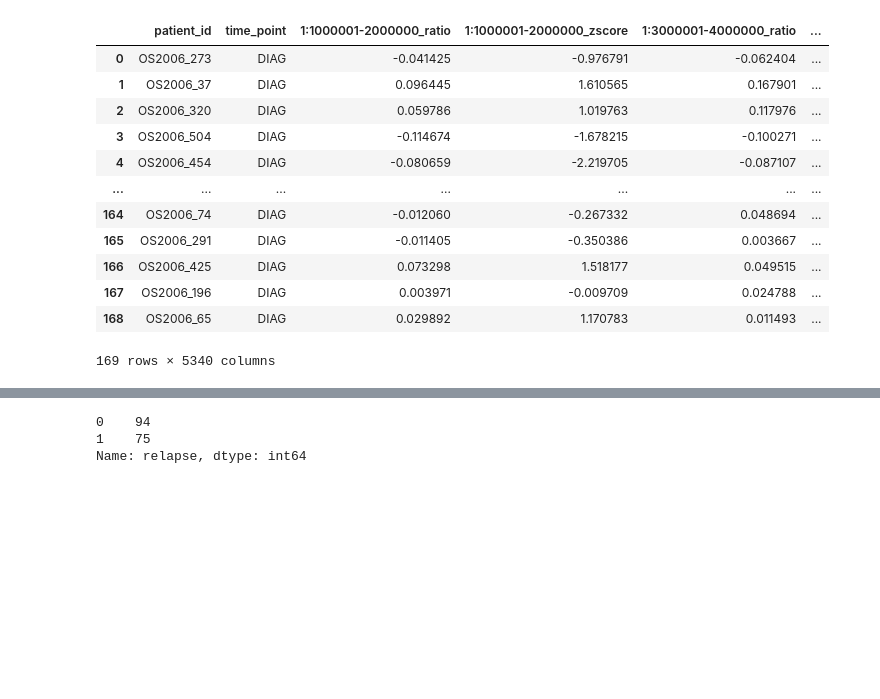
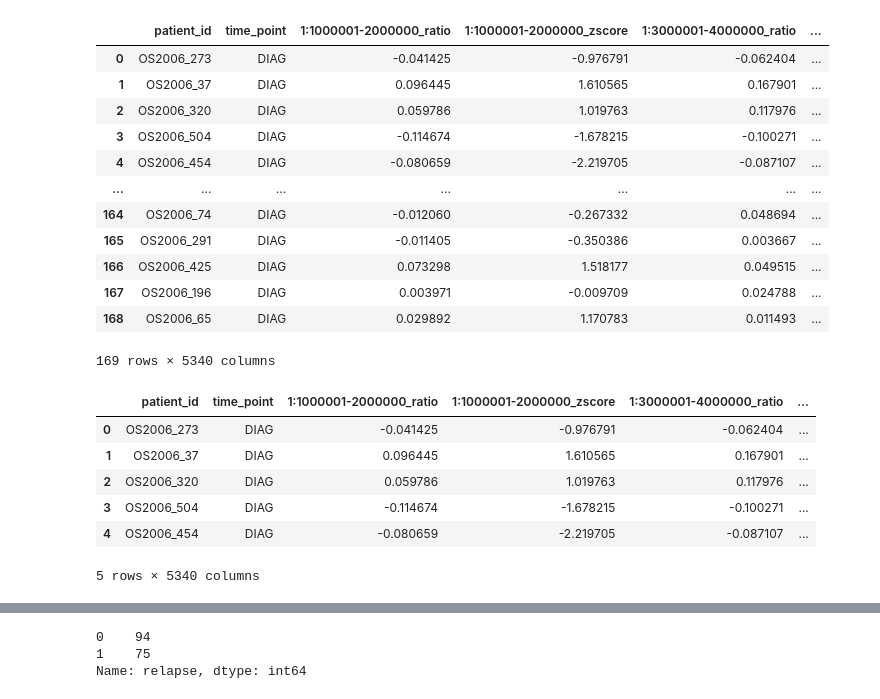
Before and after one commit to lhericourt/adn_circulant, a Jupyter notebook: notebooks/hugo_data_preprocessing.ipynb, the cells around one changed output, grey strips where cells are left out. Saved outputs shown, nothing was run; the diff lists cells and outputs as text; code cells hidden in the pictures; blank space fills up the shorter version.

```diff
--- a/notebooks/hugo_data_preprocessing.ipynb
+++ b/notebooks/hugo_data_preprocessing.ipynb
@@ -361,5 +365,15 @@ def compute_features(data: pd.DataFrame, score: str = 'ratio') -> pd.DataFrame:
     features = remove_x_and_y_chrom(features)
     features.fillna(0, inplace=True)
     return features
+# %%
+patient_diag_time_point_no_outlier_df.head()
+# %% [output]
+|  | patient_id | time_point | 1:1000001-2000000_ratio | 1:1000001-2000000_zscore | 1:3000001-4000000_ratio | ... |
+| 0 | OS2006_273 | DIAG | -0.041425 | -0.976791 | -0.062404 | ... |
+| 1 | OS2006_37 | DIAG | 0.096445 | 1.610565 | 0.167901 | ... |
+| 2 | OS2006_320 | DIAG | 0.059786 | 1.019763 | 0.117976 | ... |
+| 3 | OS2006_504 | DIAG | -0.114674 | -1.678215 | -0.100271 | ... |
+| 4 | OS2006_454 | DIAG | -0.080659 | -2.219705 | -0.087107 | ... |
+5 rows × 5340 columns
 # %%
 X = compute_features(patient_diag_time_point_no_outlier_df)
```
Also changed, not shown: parts of 26 cells of this notebook.
